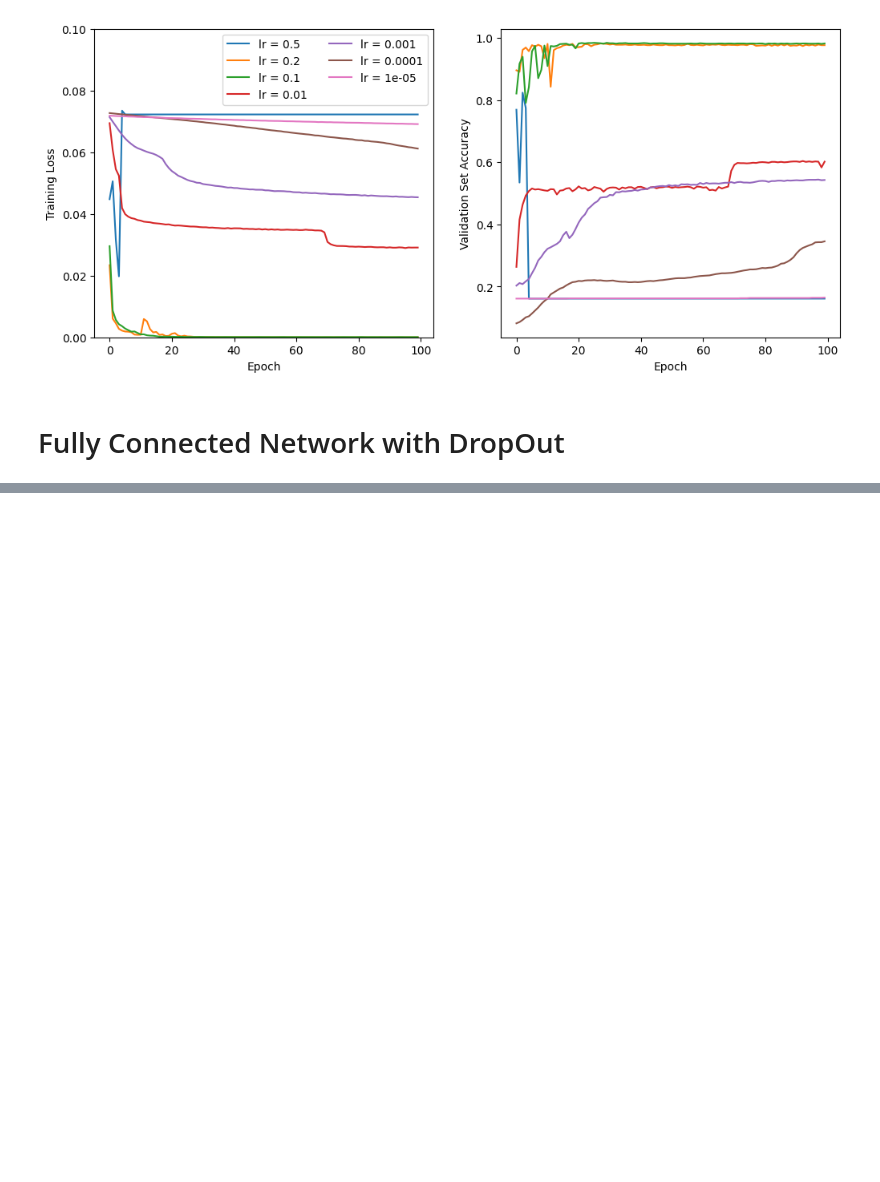
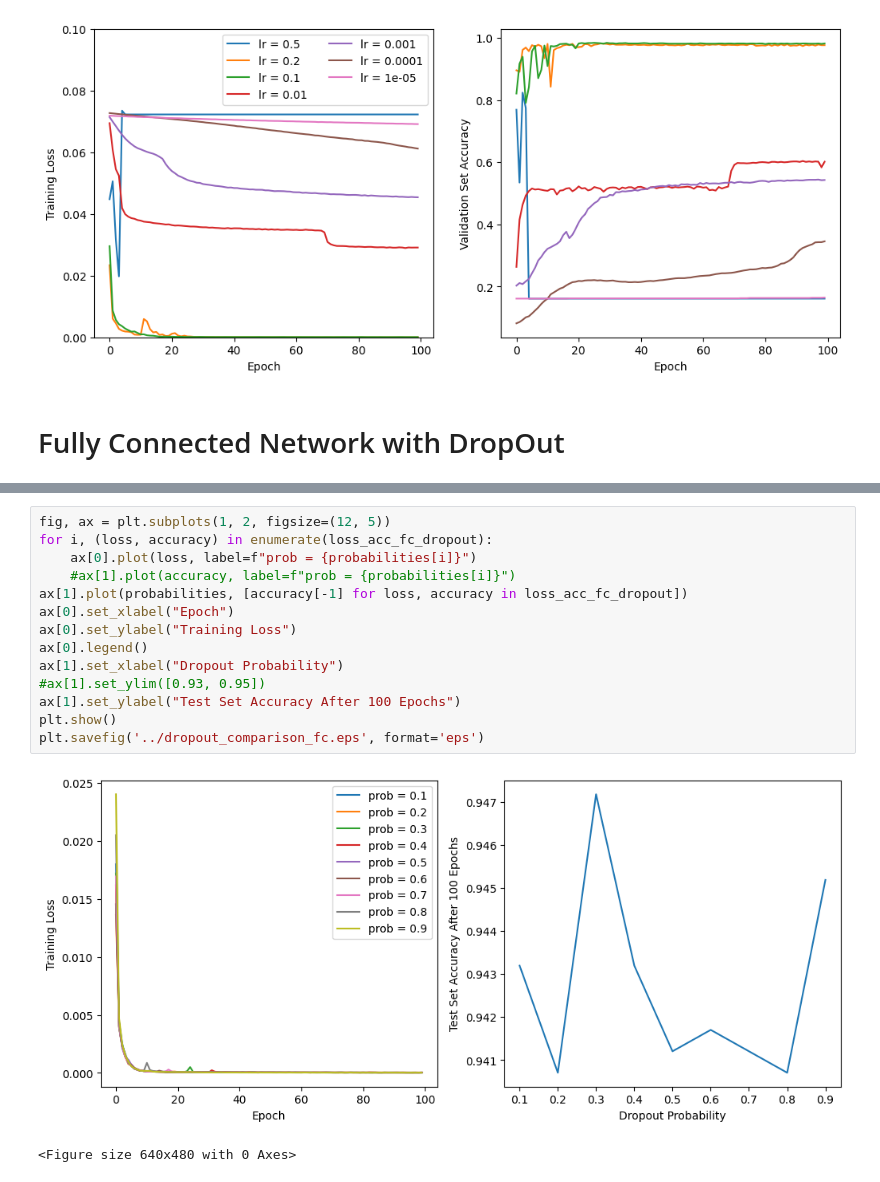
Before and after one commit to mao1756/CAP5619-sp24, a Jupyter notebook: P1/codes/P1.ipynb, the cells around one changed output, grey strips where cells are left out. Drawn from its saved outputs; the diff is of its cells as text; blank space fills up the shorter version.

```diff
--- a/P1/codes/P1.ipynb
+++ b/P1/codes/P1.ipynb
@@ -998,0 +999,17 @@ The PostScript backend does not support transparency; partially transparent arti
+# %%
+fig, ax = plt.subplots(1, 2, figsize=(12, 5))
+for i, (loss, accuracy) in enumerate(loss_acc_fc_dropout):
+    ax[0].plot(loss, label=f"prob = {probabilities[i]}")
+    #ax[1].plot(accuracy, label=f"prob = {probabilities[i]}")
+ax[1].plot(probabilities, [accuracy[-1] for loss, accuracy in loss_acc_fc_dropout])
+ax[0].set_xlabel("Epoch")
+ax[0].set_ylabel("Training Loss")
+ax[0].legend()
+ax[1].set_xlabel("Dropout Probability")
+#ax[1].set_ylim([0.93, 0.95])
+ax[1].set_ylabel("Test Set Accuracy After 100 Epochs")
+plt.show()
+plt.savefig('../dropout_comparison_fc.eps', format='eps')
+# %% [output]
+[figure, added]
+<Figure size 640x480 with 0 Axes>
```
Also changed, not shown: parts of 2 cells of this notebook, 1 other file.
